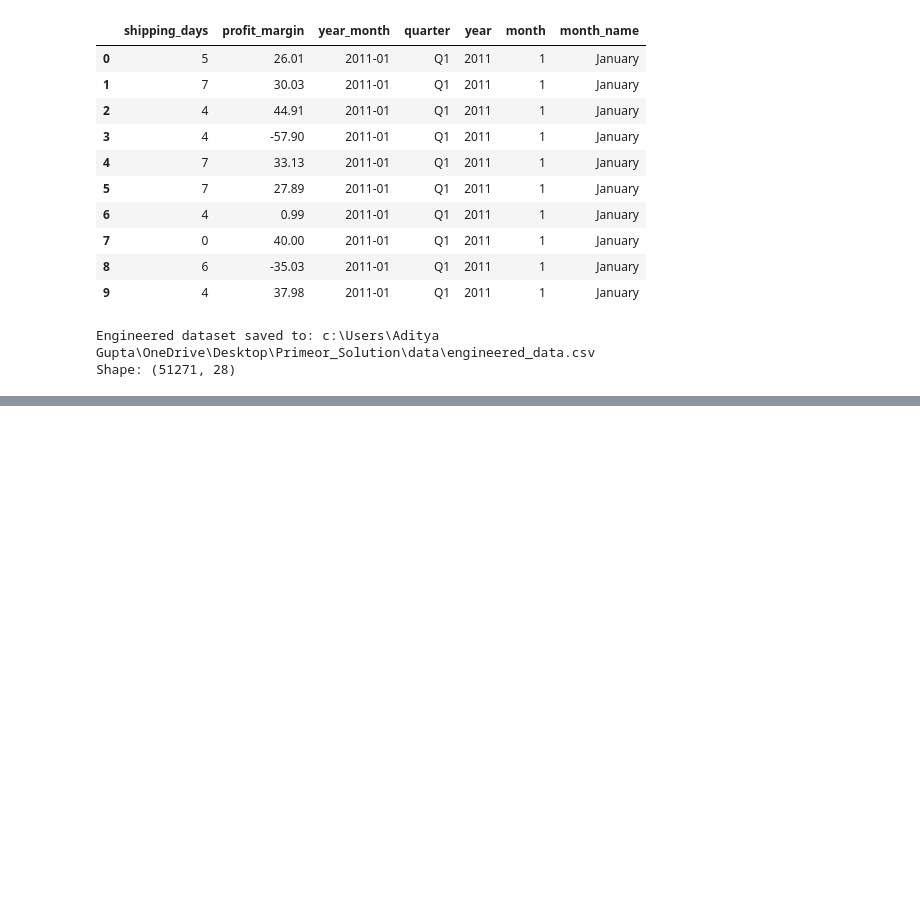
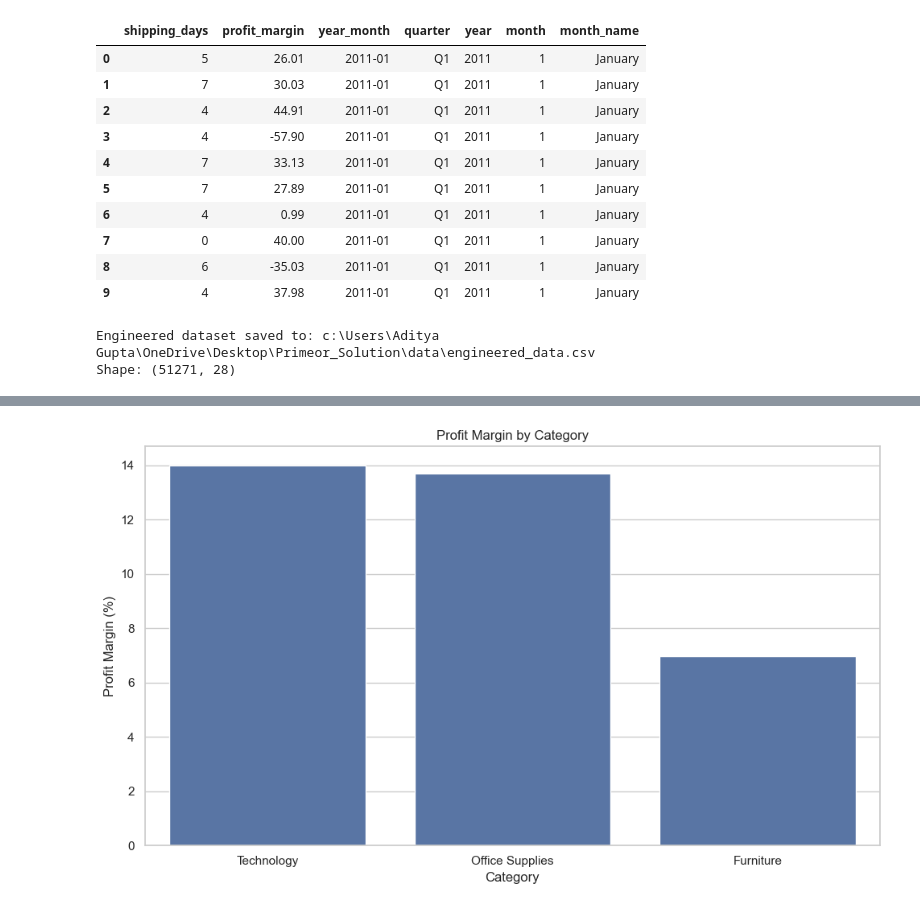
Before and after one commit to addyji007-bot/primeor-solution, a Jupyter notebook: notebooks/04_feature_engineering.ipynb, the cells around one changed output, grey strips where cells are left out. Drawn from its saved outputs; the diff is of its cells as text; code cells hidden in the pictures; blank space fills up the shorter version.

```diff
--- a/notebooks/04_feature_engineering.ipynb
+++ b/notebooks/04_feature_engineering.ipynb
@@ -198,0 +353,20 @@ Shape: (51271, 28)
+# %%
+category_profitability = (
+    df.groupby("category")
+    .agg(
+        sales=("sales", "sum"),
+        profit=("profit", "sum"),
+        quantity=("quantity", "sum")
+    )
+)
+
+category_profitability["profit_margin"] = (
+    category_profitability["profit"]
+    / category_profitability["sales"]
+    * 100
+)
+
+category_profitability.sort_values(
+    "profit_margin",
+    ascending=False
+)
@@ -198,0 +379,29 @@ Shape: (51271, 28)
+# %%
+plot_data = (
+    category_profitability
+    .sort_values("profit_margin", ascending=False)
+    .reset_index()
+)
+
+plt.figure(figsize=(10, 6))
+
+sns.barplot(
+    data=plot_data,
+    x="category",
+    y="profit_margin"
+)
+
+plt.title("Profit Margin by Category")
+plt.xlabel("Category")
+plt.ylabel("Profit Margin (%)")
+plt.tight_layout()
+
+plt.savefig(
+    FIGURES_DIR / "04_profit_margin_by_category.png",
+    dpi=300,
+    bbox_inches="tight"
+)
+
+plt.show()
+# %% [output]
+[figure, added]
```
Also changed, not shown: parts of 43 cells of this notebook, 17 other files.
